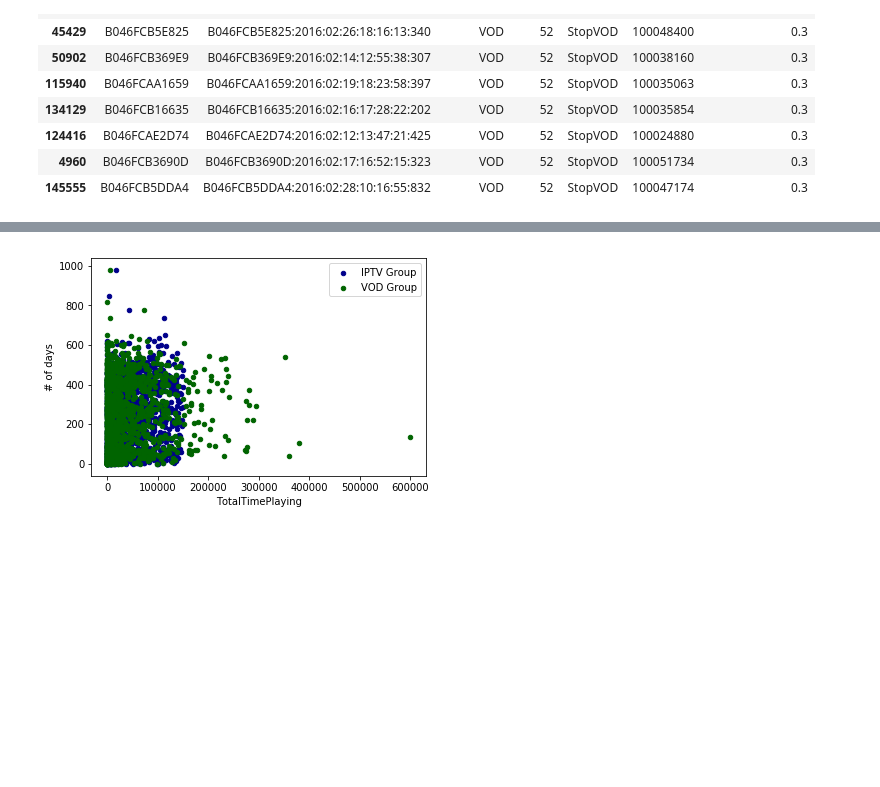
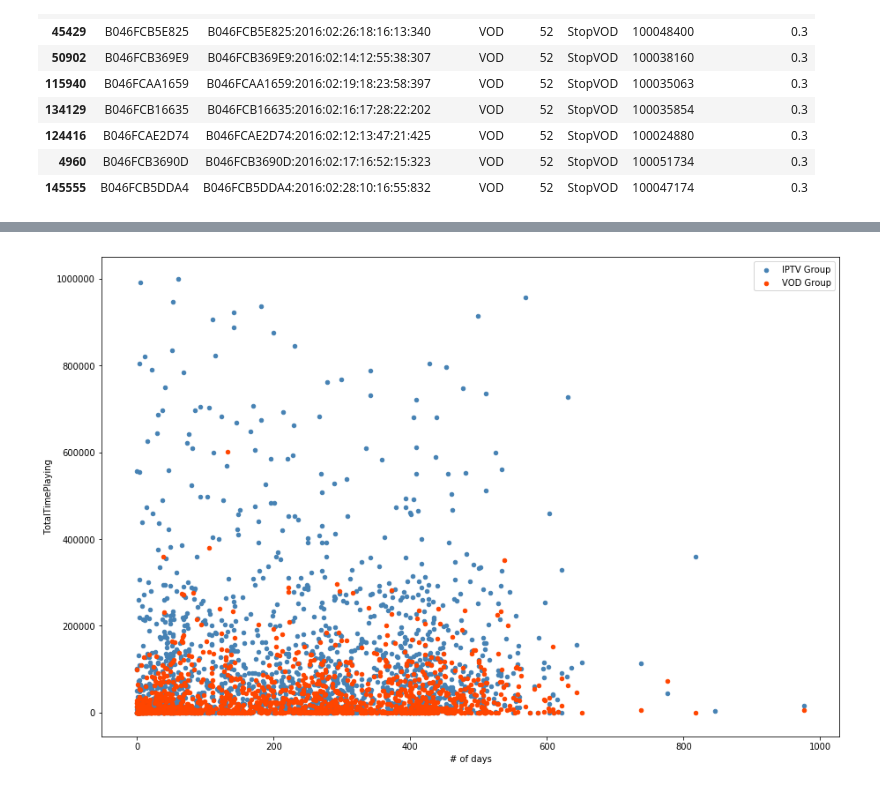
Before and after one commit to nguyenlanh/dstesting, a Jupyter notebook: main.ipynb, the cells around one changed output, grey strips where cells are left out. Cells and saved outputs as stored; diff of their text form; code cells hidden in the pictures; blank space fills up the shorter version.

```diff
--- a/main.ipynb
+++ b/main.ipynb
@@ -287,3 +281,3 @@ dvoddf.plot.scatter(x='TotalTimePlaying', y='# of days');
-# %%
-diptvdf = diptvdf[diptvdf['TotalTimePlaying'] < 150000]
+# %%
+dvoddf = dvoddf[dvoddf['TotalTimePlaying'] < 200000]
 # %%
@@ -294,6 +288,6 @@ plt.savefig('image/dvod')
 # %%
-ax = diptvdf.plot.scatter(x='TotalTimePlaying', y='# of days', color='DarkBlue', label='IPTV Group');
-dvoddf.plot.scatter(x='TotalTimePlaying', y='# of days', color='DarkGreen', label='VOD Group', ax=ax);
+ax = diptvdf.plot.scatter(x='# of days', y='TotalTimePlaying', figsize=(15, 10), legend=True, color='steelblue', label='IPTV Group');
+dvoddf.plot.scatter(x='# of days', y='TotalTimePlaying', figsize=(15, 10), legend=True, color='orangered', label='VOD Group', ax=ax);
 plt.savefig('image/diptvvod')
 # %% [output]
-[figure, old version]
+[figure, new version]
```
Also changed, not shown: parts of 8 cells of this notebook, 8 other files.
